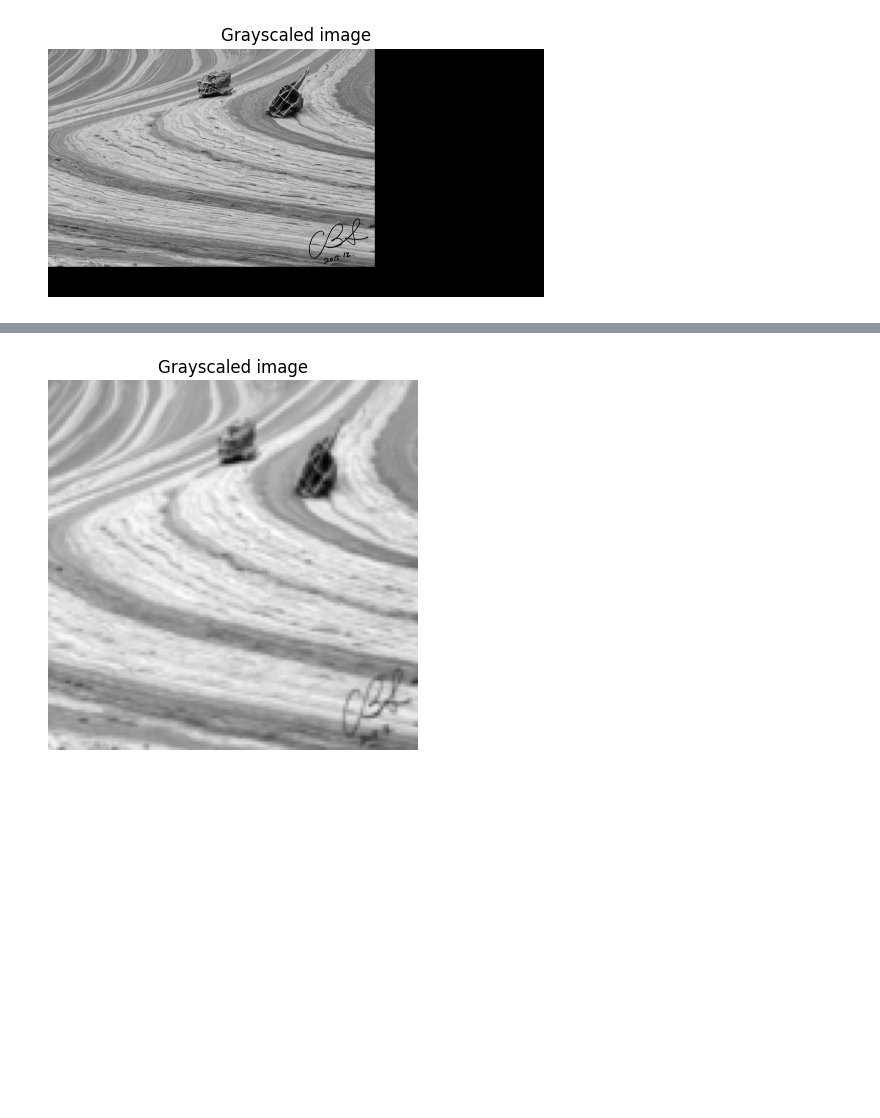
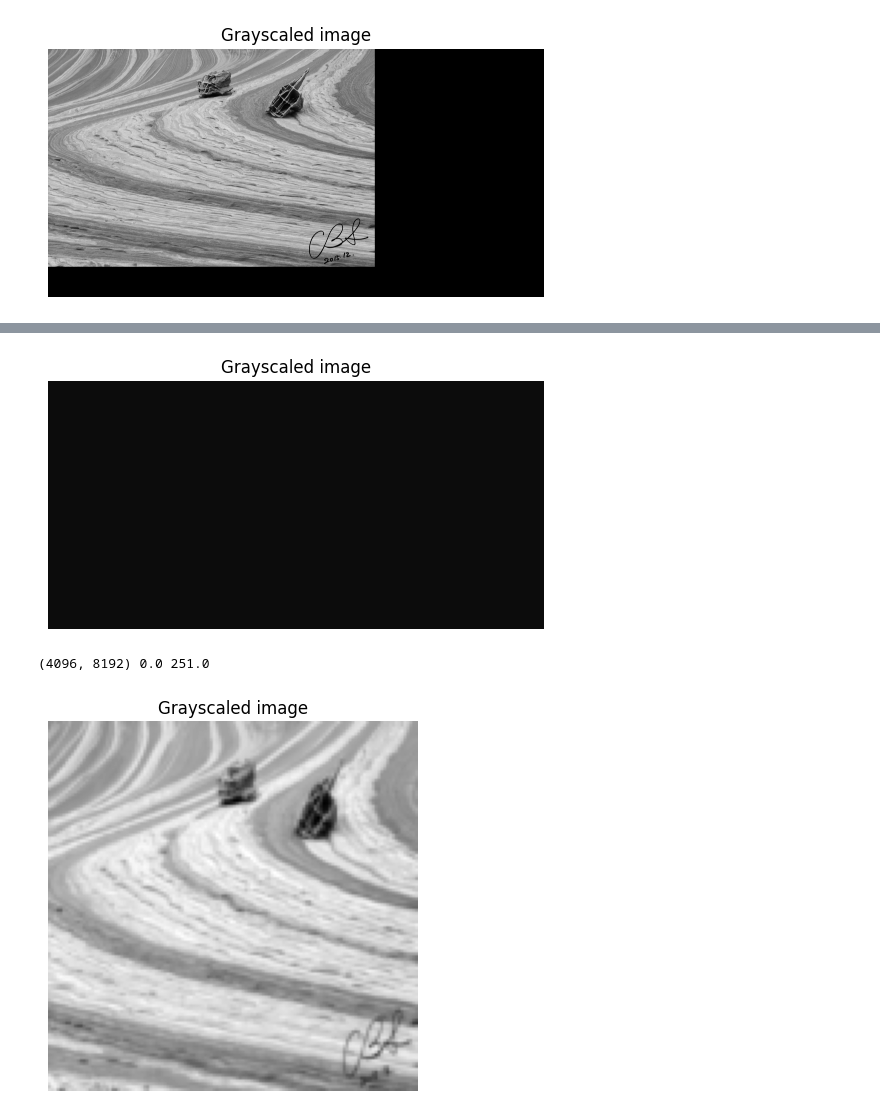
Before and after one commit to jongmindev/DFT_DWT_Implementation, a Jupyter notebook: haar/haar.ipynb, the cells around one changed output, grey strips where cells are left out. Drawn from its saved outputs; the diff is of its cells as text; code cells hidden in the pictures; blank space fills up the shorter version.

```diff
--- a/haar/haar.ipynb
+++ b/haar/haar.ipynb
@@ -274,3 +294,11 @@ numpy.ndarray
+# %%
+utils.imshow(img, "Grayscaled image", True)
+# %% [output]
+[figure, added]
+# %%
+print(padded_image.shape, padded_image.min(), padded_image.max())
+# %% [output]
+(4096, 8192) 0.0 251.0
 # %%
 #test haar transform with resized 128 * 128 image
 haar = HaarTransform("./Boneyard_IMG_5341.jpg")
```
Also changed, not shown: parts of 7 cells of this notebook, 2 other files.
